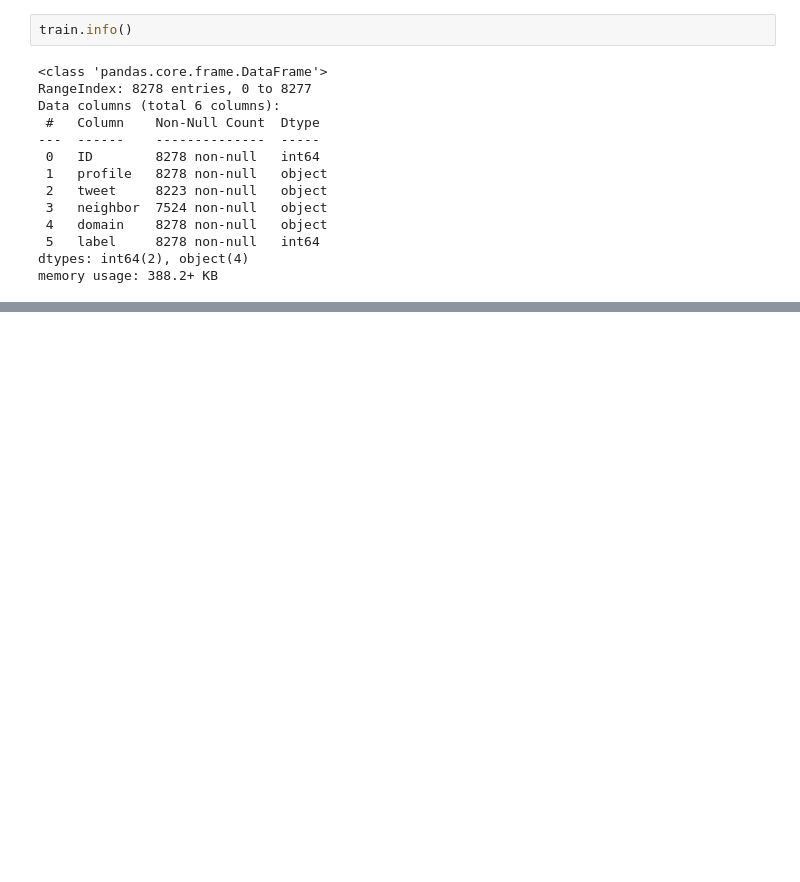
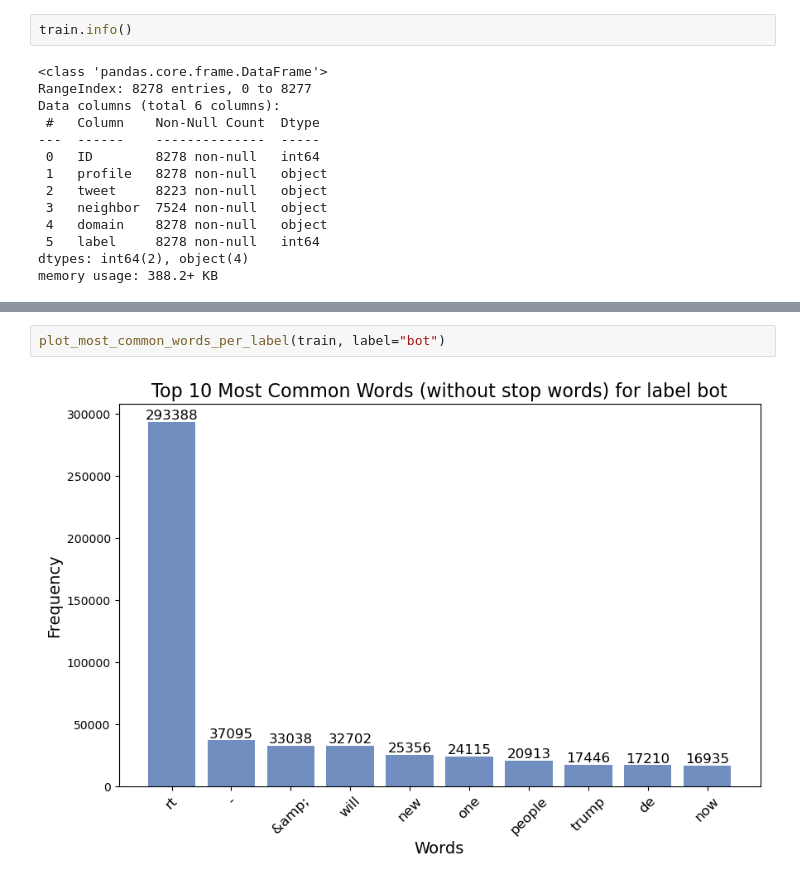
Before and after one commit to krukj/TwitterBotDetection, a Jupyter notebook: notebooks/eda.ipynb, the cells around one changed output, grey strips where cells are left out. Drawn from its saved outputs; the diff is of its cells as text; blank space fills up the shorter version.

```diff
--- a/notebooks/eda.ipynb
+++ b/notebooks/eda.ipynb
@@ -60,0 +85,4 @@ plot_label_distribution(train)
+# %%
+plot_most_common_words_per_label(train, label="bot")
+# %% [output]
+[figure, added]
```
Also changed, not shown: parts of 13 cells of this notebook, 2 other files.
